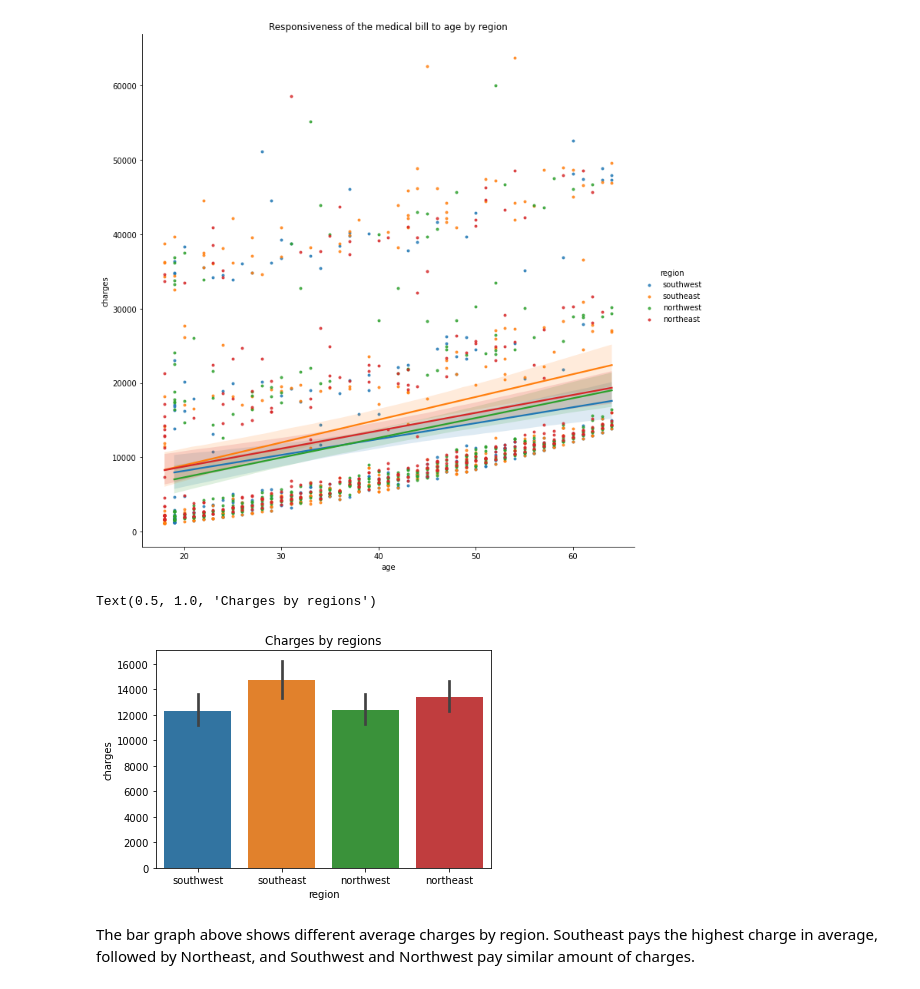
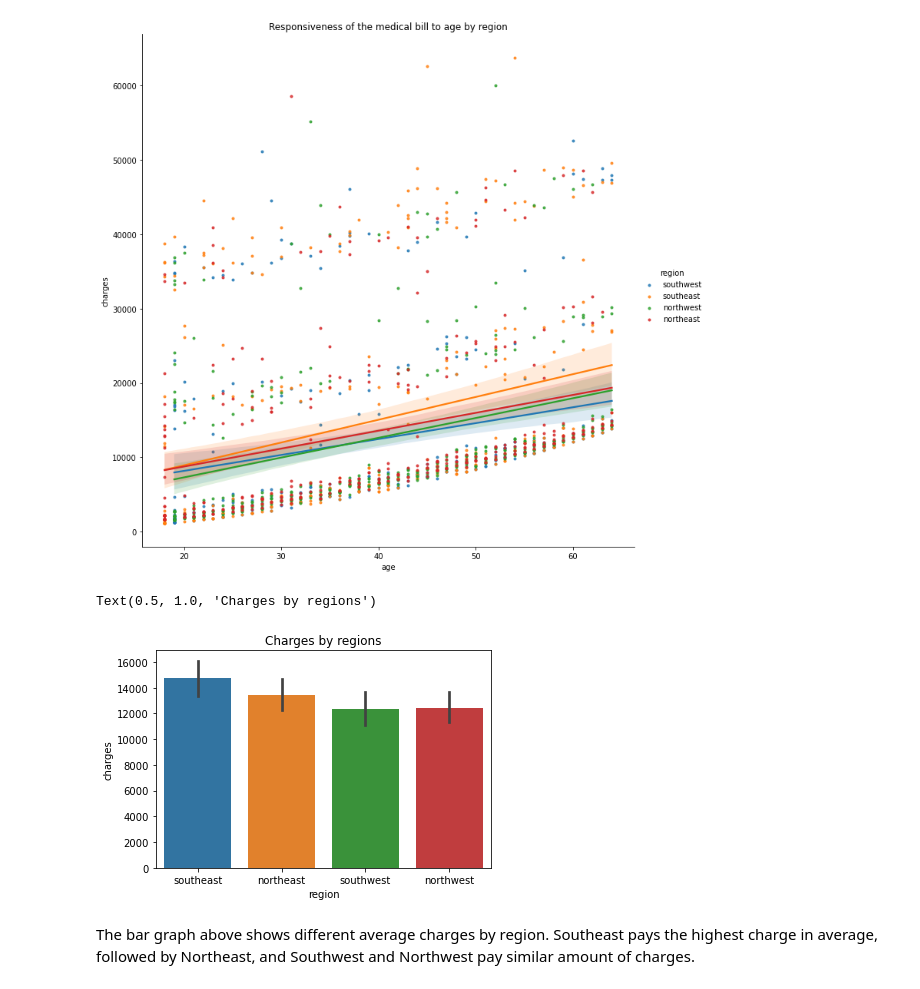
Before and after one commit to data301-2021-winter1/project-group60-project, a Jupyter notebook: notebooks/analysis1.ipynb, the cells around one changed output. Drawn from its saved outputs; the diff is of its cells as text; code cells hidden in the pictures.

```diff
--- a/notebooks/analysis1.ipynb
+++ b/notebooks/analysis1.ipynb
@@ -383,11 +389,11 @@ Text(0.5, 1.0, 'Responsiveness of the medical bill to age by region')
 <Figure size 432x432 with 0 Axes>
 [figure]
 # %%
-sns.barplot(x=df['region'], y=df['charges'])
+sns.barplot(x=dfp['region'], y=dfp['charges'])
 plt.title('Charges by regions')
 # %% [output]
 Text(0.5, 1.0, 'Charges by regions')
-[figure, old version]
+[figure, new version]
 # %% [markdown]
 The bar graph above shows different average charges by region. Southeast pays the highest charge in average, followed by Northeast, and Southwest and Northwest pay similar amount of charges.
 # %% [markdown]
```
Also changed, not shown: parts of 4 cells of this notebook, 2 other files.
